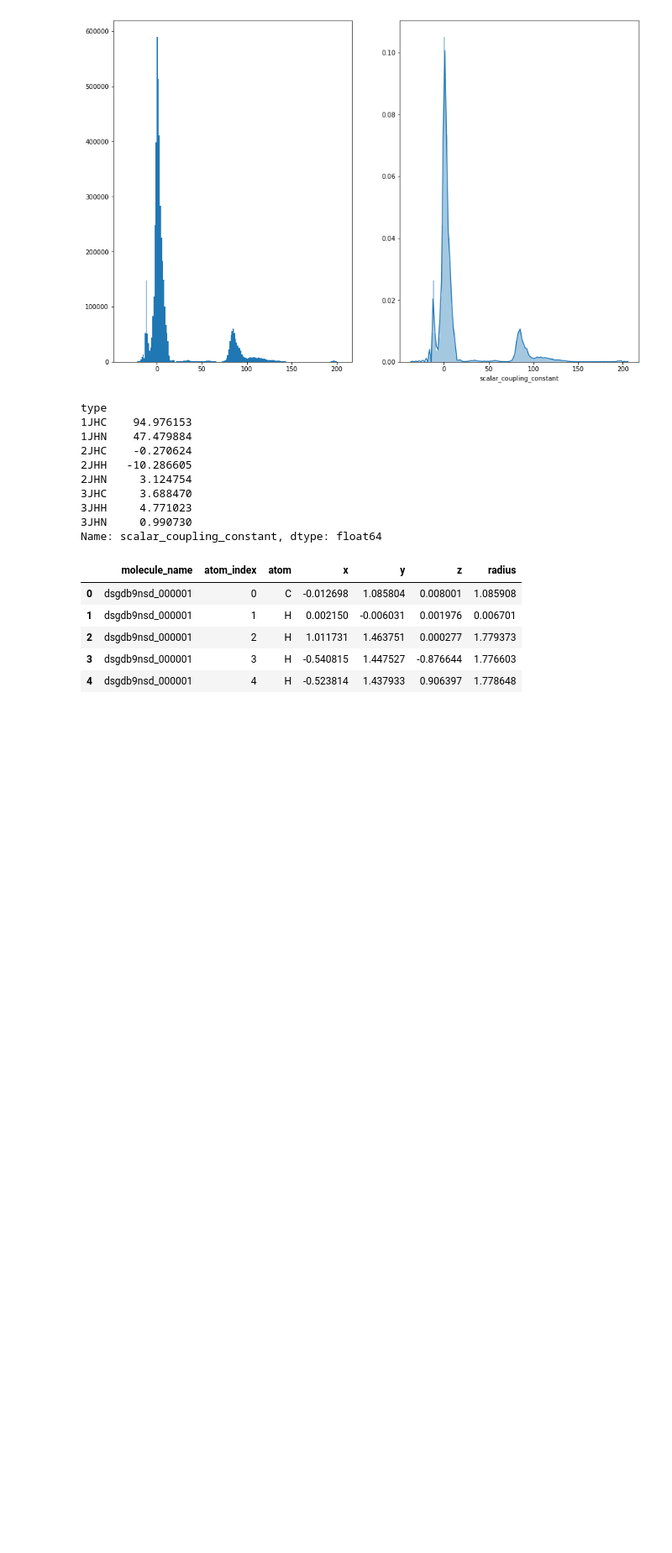
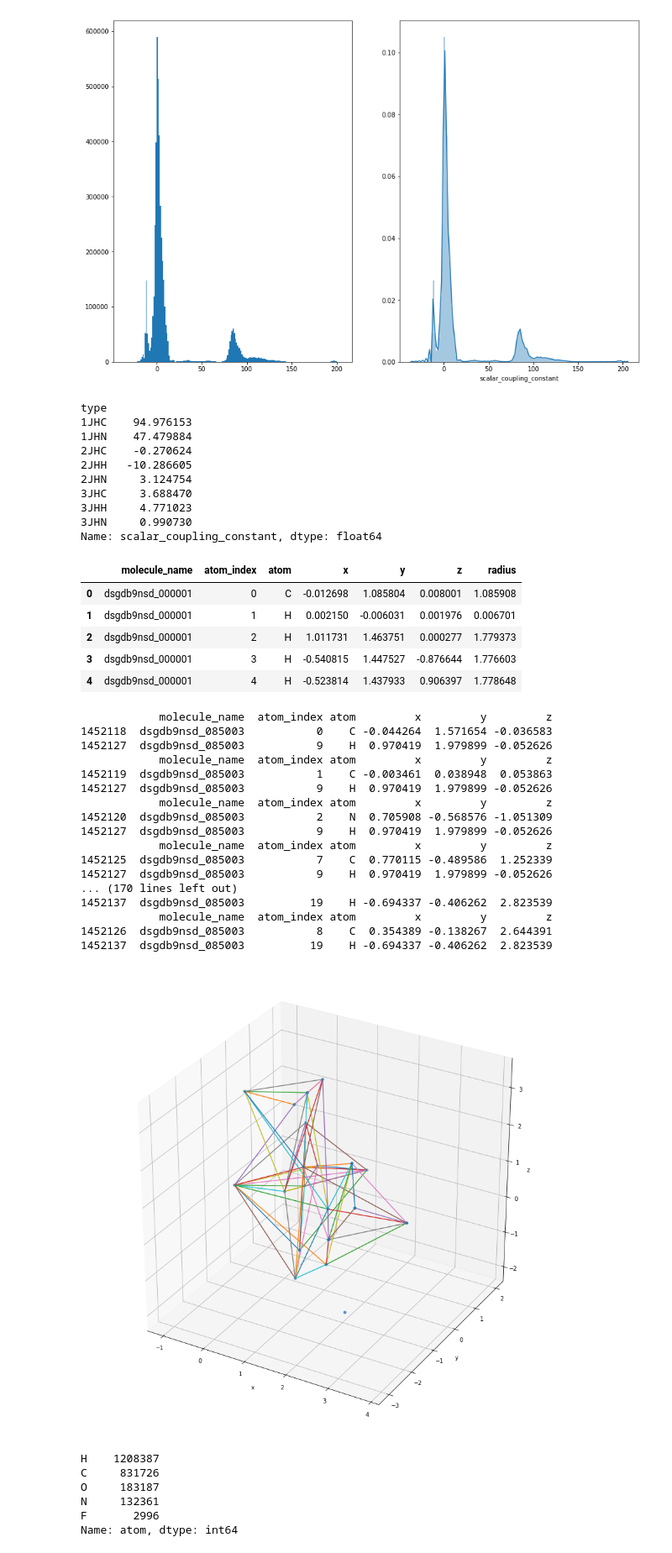
Before and after one commit to CesareGao/molecule_property_prediction, a Jupyter notebook: data_exploring.ipynb, the cells around one changed output. Shown at 84% size. Drawn from its saved outputs; the diff is of its cells as text; code cells hidden in the pictures; blank space fills up the shorter version.

```diff
--- a/data_exploring.ipynb
+++ b/data_exploring.ipynb
@@ -126,3 +127,56 @@ struc.head()
 | 2 | dsgdb9nsd_000001 | 2 | H | 1.011731 | 1.463751 | 0.000277 | 1.779373 |
 | 3 | dsgdb9nsd_000001 | 3 | H | -0.540815 | 1.447527 | -0.876644 | 1.776603 |
 | 4 | dsgdb9nsd_000001 | 4 | H | -0.523814 | 1.437933 | 0.906397 | 1.778648 |
+# %%
+## atom 3d structure
+mole_name = 'dsgdb9nsd_085003'
+fst_mole = struc[struc.molecule_name == mole_name]
+# print(fst_mole)
+edges = train_df[train_df.molecule_name == mole_name]
+# print(edges)
+fig = plt.figure(figsize=(15,15))
+ax = fig.add_subplot(111, projection='3d')
+ax.scatter(xs=fst_mole.x, ys=fst_mole.y, zs=fst_mole.z)
+
+def draw_line(row):
+    coord = fst_mole[(fst_mole.atom_index == row.atom_index_0) | (fst_mole.atom_index == row.atom_index_1)]
+    print(coord)
+    ax.plot(xs=coord.x, ys=coord.y, zs=coord.z) # ,label=str(row.scalar_coupling_constant))
+edges.apply(draw_line,axis=1)
+# ax.plot(xs=fst_mole.x, ys=fst_mole.y, zs=fst_mole.z)
+
+ax.set_xlabel('x')
+ax.set_ylabel('y')
+ax.set_zlabel('z')
+
+plt.show()
+# %% [output]
+            molecule_name  atom_index atom         x         y         z
+1452118  dsgdb9nsd_085003           0    C -0.044264  1.571654 -0.036583
+1452127  dsgdb9nsd_085003           9    H  0.970419  1.979899 -0.052626
+            molecule_name  atom_index atom         x         y         z
+1452119  dsgdb9nsd_085003           1    C -0.003461  0.038948  0.053863
+1452127  dsgdb9nsd_085003           9    H  0.970419  1.979899 -0.052626
+            molecule_name  atom_index atom         x         y         z
+1452120  dsgdb9nsd_085003           2    N  0.705908 -0.568576 -1.051309
+1452127  dsgdb9nsd_085003           9    H  0.970419  1.979899 -0.052626
+            molecule_name  atom_index atom         x         y         z
+1452125  dsgdb9nsd_085003           7    C  0.770115 -0.489586  1.252339
+1452127  dsgdb9nsd_085003           9    H  0.970419  1.979899 -0.052626
+... (170 lines left out)
+1452137  dsgdb9nsd_085003          19    H -0.694337 -0.406262  2.823539
+            molecule_name  atom_index atom         x         y         z
+1452126  dsgdb9nsd_085003           8    C  0.354389 -0.138267  2.644391
+1452137  dsgdb9nsd_085003          19    H -0.694337 -0.406262  2.823539
+[figure, added]
+# %%
+## number of elements
+print(struc.atom.value_counts())
+# oxygen and nitrogen are not included in the relation part that means there is no edges information in the train file
+# %% [output]
+H    1208387
+C     831726
+O     183187
+N     132361
+F       2996
+Name: atom, dtype: int64
```
Also changed, not shown: parts of 1 cell of this notebook.
